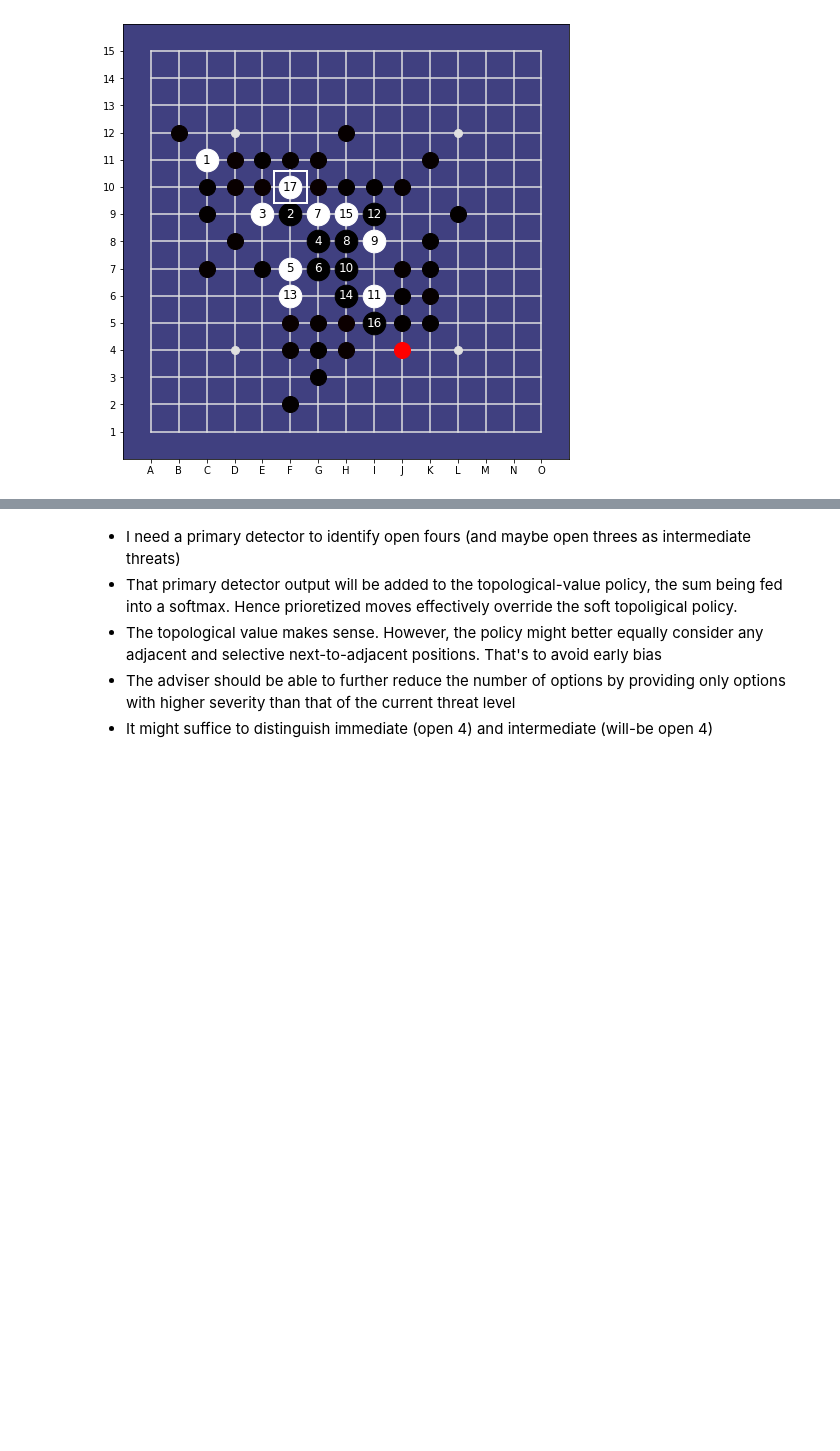
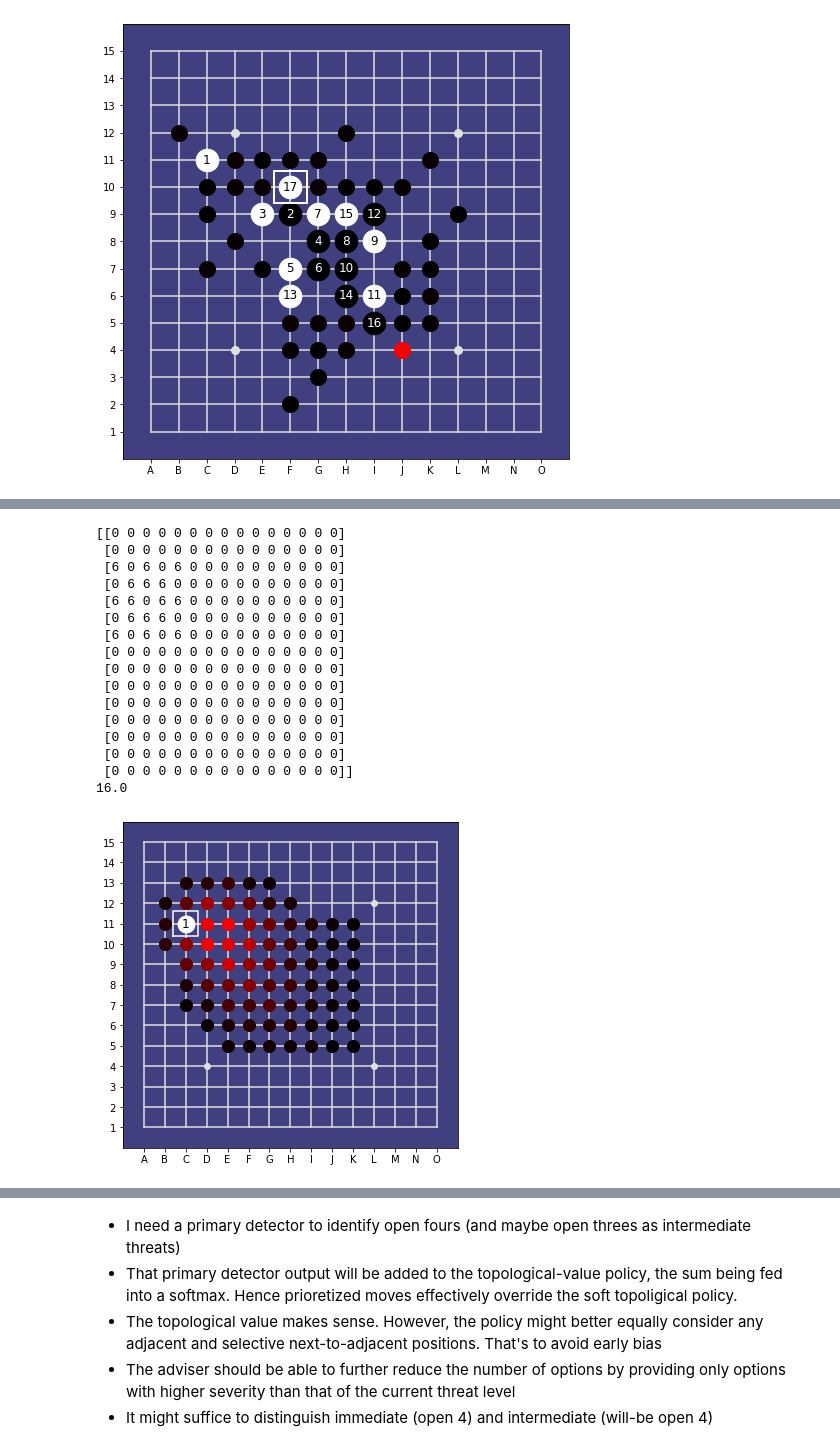
Before and after one commit to Project-Ellie/DeepGomoku, a Jupyter notebook: notebooks/Threat_Detector.ipynb, the cells around one changed output, grey strips where cells are left out. Cells and saved outputs as stored; diff of their text form; code cells hidden in the pictures; blank space fills up the shorter version.

Commit message:
New, more effective policy

```diff
--- a/notebooks/Threat_Detector.ipynb
+++ b/notebooks/Threat_Detector.ipynb
@@ -83,0 +56,62 @@ print((output.numpy().reshape([15, 15]) ).astype(np.uint))
+# %%
+def print_channel(data, channel=None):
+    """
+    :param data: policy output, either one or six channels
+    :param channel: if data is 6-channel, number of channel from 1: strongest offensive opportunity to 6 weakest defensive
+    :return:
+    """
+    if np.shape(data)[-1] == 8:
+        if channel is not None:
+            channel -= 1
+            data = np.expand_dims(data[:,:,:,channel], -1)
+        else:
+            data = project(data)
+    data = peel(data)
+    print((data.numpy().reshape([15, 15]) ).astype(np.uint))
+# %%
+criticality = tf.keras.layers.Conv2D(
+    name='weights',
+    filters=1, kernel_size=(1, 1),
+    trainable=False,
+    kernel_initializer=tf.constant_initializer([999, 333, 4, 4, 2, 2, 1, 1]))
+# %%
+stones = "C11"  #F9E9G8F7G7G9H8H7F6I9J8" #
+board = GomokuBoard(BOARD_SIZE, stones=stones)
+analyse_board(15, stones, heuristics, disp_width=6)
+
+detector = ThreatDetector(BOARD_SIZE)
+output = detector(expand(board.math_rep))
+
+crit0 = criticality(tf.sign(output))
+crit = tf.squeeze(flatten(crit0))
+
+threshold = 0.004
+softmax = tf.keras.layers.Softmax()(crit)
+softmax = tf.keras.activations.relu(softmax - threshold)
+
+softmax = tf.reshape(softmax, [1, 17, 17, 1])
+sup = np.max(softmax, axis=None)
+threshold = sup * .01
+softmax = tf.nn.relu(softmax - threshold)
+softmax = softmax / np.sum(softmax)
+
+print_channel(softmax*100)
+print(np.sum(tf.sign(softmax)))
+# %% [output]
+[[0 0 0 0 0 0 0 0 0 0 0 0 0 0 0]
+ [0 0 0 0 0 0 0 0 0 0 0 0 0 0 0]
+ [6 0 6 0 6 0 0 0 0 0 0 0 0 0 0]
+ [0 6 6 6 0 0 0 0 0 0 0 0 0 0 0]
+ [6 6 0 6 6 0 0 0 0 0 0 0 0 0 0]
+ [0 6 6 6 0 0 0 0 0 0 0 0 0 0 0]
+ [6 0 6 0 6 0 0 0 0 0 0 0 0 0 0]
+ [0 0 0 0 0 0 0 0 0 0 0 0 0 0 0]
+ [0 0 0 0 0 0 0 0 0 0 0 0 0 0 0]
+ [0 0 0 0 0 0 0 0 0 0 0 0 0 0 0]
+ [0 0 0 0 0 0 0 0 0 0 0 0 0 0 0]
+ [0 0 0 0 0 0 0 0 0 0 0 0 0 0 0]
+ [0 0 0 0 0 0 0 0 0 0 0 0 0 0 0]
+ [0 0 0 0 0 0 0 0 0 0 0 0 0 0 0]
+ [0 0 0 0 0 0 0 0 0 0 0 0 0 0 0]]
+16.0
+[figure, added]
```
Also changed, not shown: parts of 12 cells of this notebook, 9 other files.
